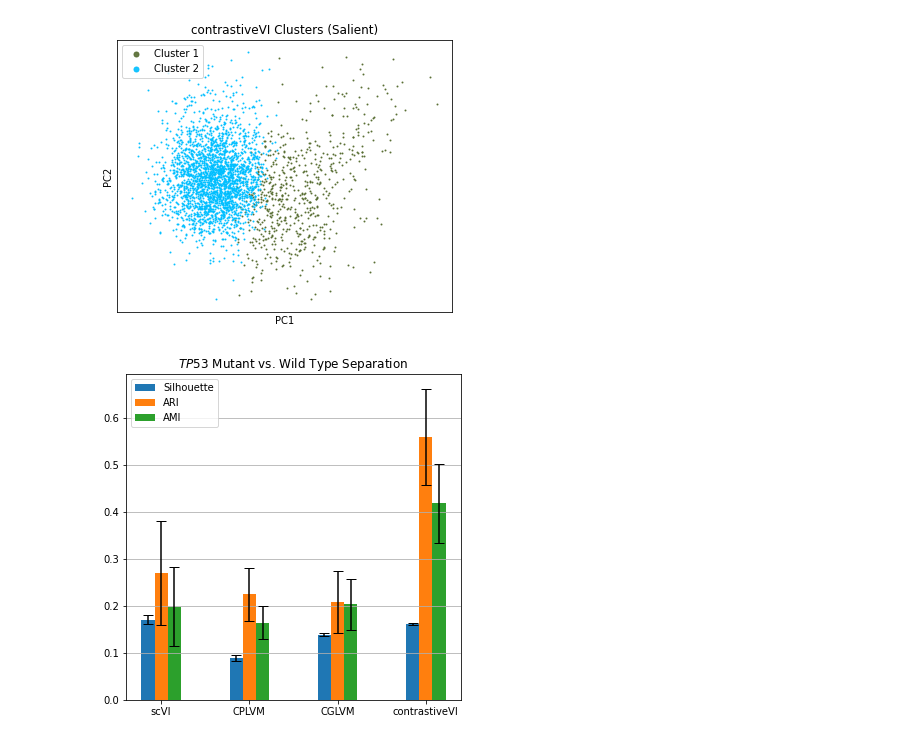
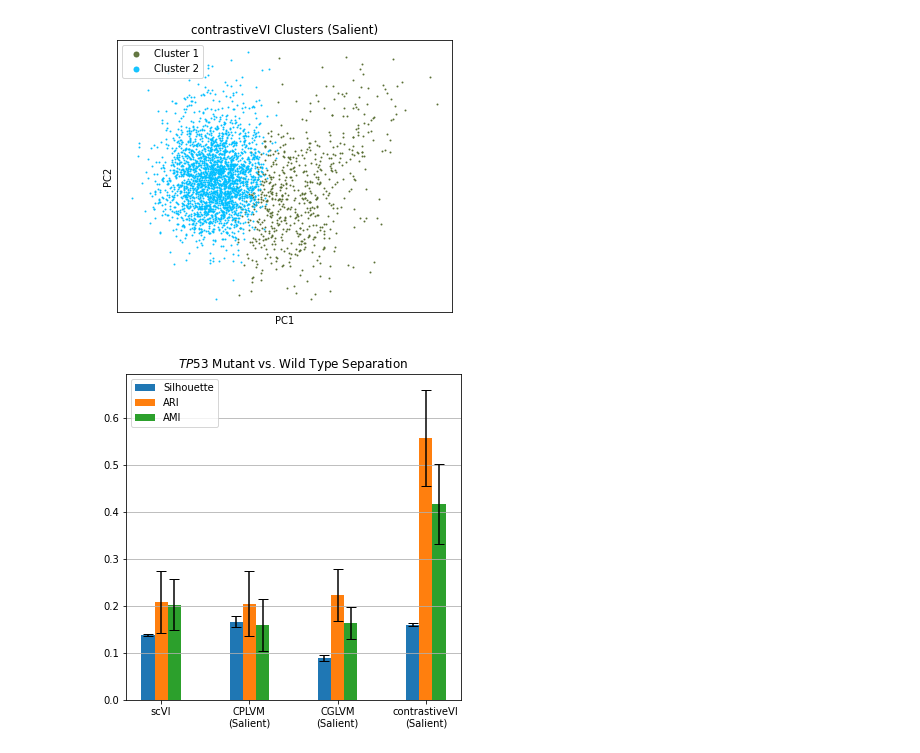
Before and after one commit to suinleelab/contrastiveVI, a Jupyter notebook: notebooks/figures/figure4_mixseq_results.ipynb, the cells around one changed output. Saved outputs shown, nothing was run; the diff lists cells and outputs as text; code cells hidden in the pictures.

```diff
--- a/notebooks/figures/figure4_mixseq_results.ipynb
+++ b/notebooks/figures/figure4_mixseq_results.ipynb
@@ -185,9 +189,9 @@ capsize = 5  # Error bar width
 var_statistic = "stderr"
 
 plot_ordered_methods = [
+    "scVI",
     "CPLVM",
     "CGLVM",
-    "scVI",
     "contrastiveVI",
 ]
 x = np.arange(len(plot_ordered_methods))
@@ -196,32 +200,38 @@ ax.bar(
     x,
     [results_dict[method]["silhouette"]["mean"] for method in plot_ordered_methods],
     width,
     yerr=[results_dict[method]["silhouette"][var_statistic] for method in plot_ordered_methods],
     capsize=capsize,
     label="Silhouette",
 )
 ax.bar(
     x + width,
     [results_dict[method]["adjusted_random_index"]["mean"] for method in plot_ordered_methods],
     width,
     yerr=[results_dict[method]["adjusted_random_index"][var_statistic] for method in plot_ordered_methods],
     capsize=capsize,
     label="ARI",
 )
 ax.bar(
     x + width * 2,
     [results_dict[method]["adjusted_mutual_info"]["mean"] for method in plot_ordered_methods],
     width,
     yerr=[results_dict[method]["adjusted_mutual_info"][var_statistic] for method in plot_ordered_methods],
     capsize=capsize,
     label="AMI",
 )
 
+xticklabels = []
+for method in plot_ordered_methods:
+    if method == "scVI":
+        xticklabels.append(method)
+    else:
+        xticklabels.append(f"{method}\n(Salient)")
 ax.set_xticks(x + width)
-ax.set_xticklabels(methods)
+ax.set_xticklabels(xticklabels)
 ax.legend(loc="upper left")
 ax.grid(axis="y")
 ax.set_title("$\it{TP53}$ Mutant vs. Wild Type Separation")
 plt.show()
 # %% [output]
-[figure, old version]
+[figure, new version]
```
Also changed, not shown: parts of 1 cell of this notebook, 2 other files.
